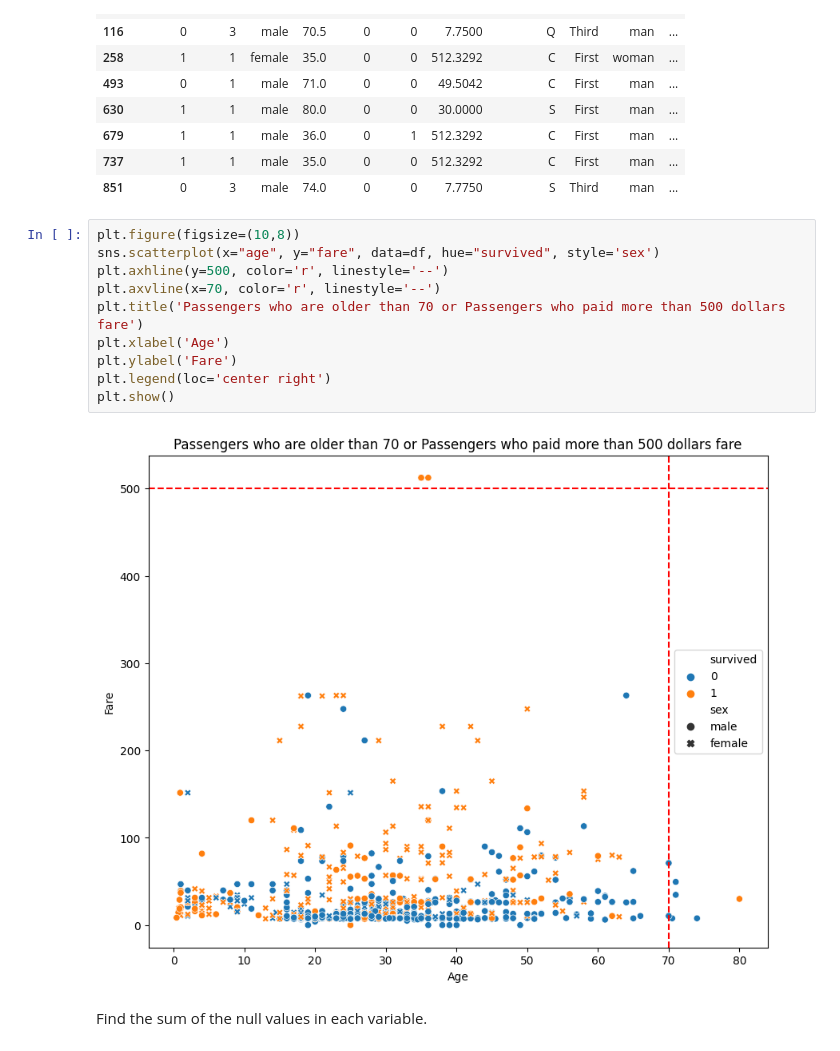
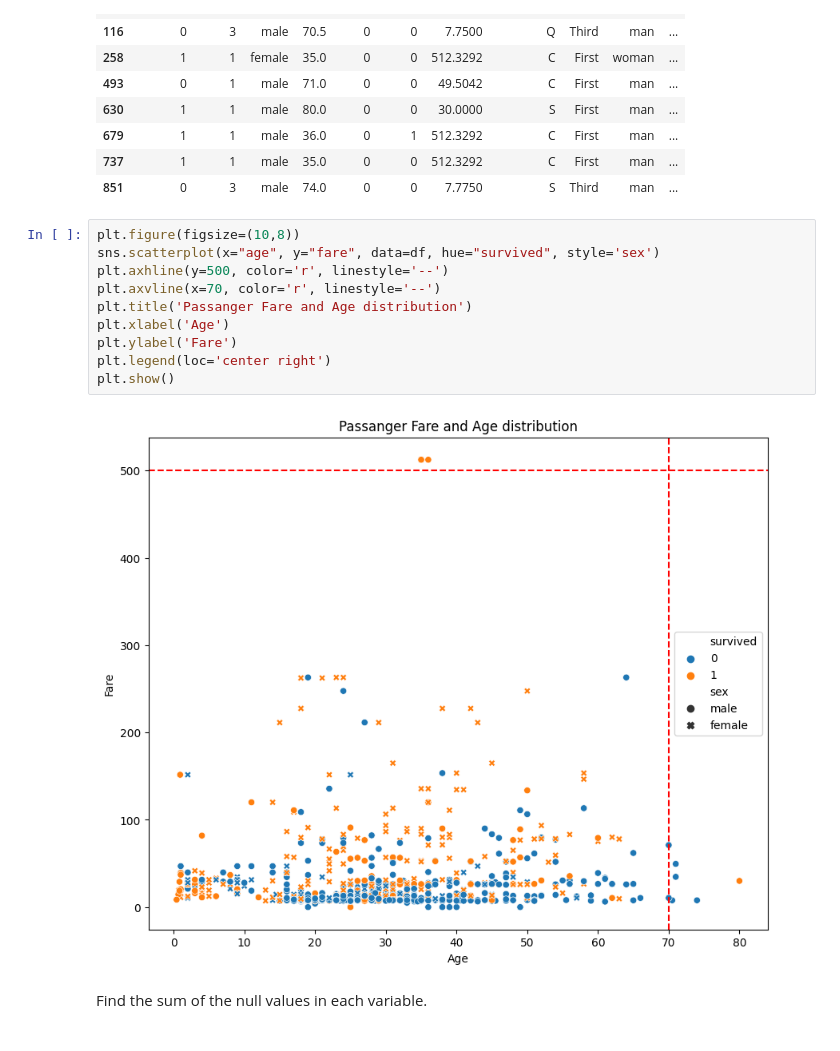
Before and after one commit to dilekdd/Pandas_Exercises_1, a Jupyter notebook: pandas-exercises-1.ipynb, the cells around one changed output. Saved outputs shown, nothing was run; the diff lists cells and outputs as text.

```diff
--- a/pandas-exercises-1.ipynb
+++ b/pandas-exercises-1.ipynb
@@ -176,13 +176,13 @@ task_10
 # %%
 plt.figure(figsize=(10,8))
 sns.scatterplot(x="age", y="fare", data=df, hue="survived", style='sex')
 plt.axhline(y=500, color='r', linestyle='--')
 plt.axvline(x=70, color='r', linestyle='--')
-plt.title('Passengers who are older than 70 or Passengers who paid more than 500 dollars fare')
+plt.title('Passanger Fare and Age distribution')
 plt.xlabel('Age')
 plt.ylabel('Fare')
 plt.legend(loc='center right')
 plt.show()
 # %% [output]
-[figure, old version]
+[figure, new version]
 # %% [markdown]
```
Also changed, not shown: parts of 1 cell of this notebook.
